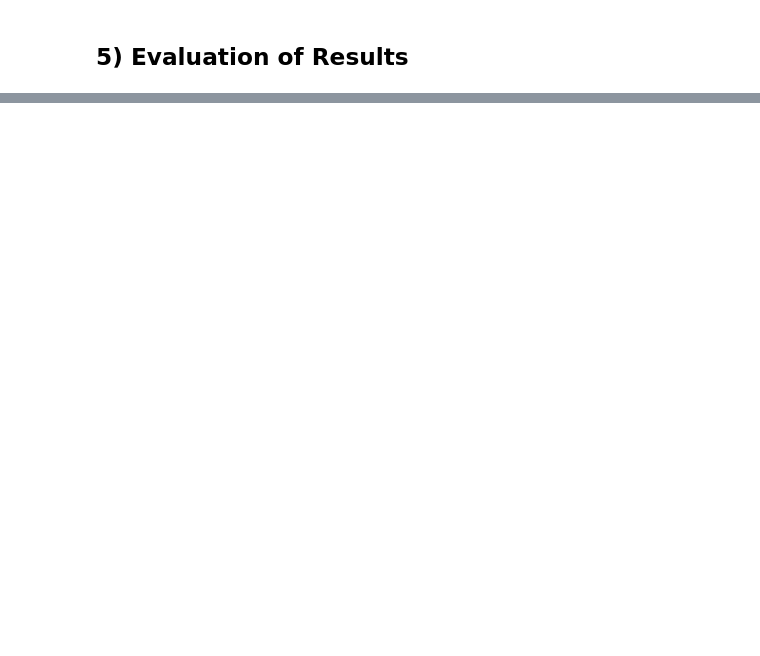
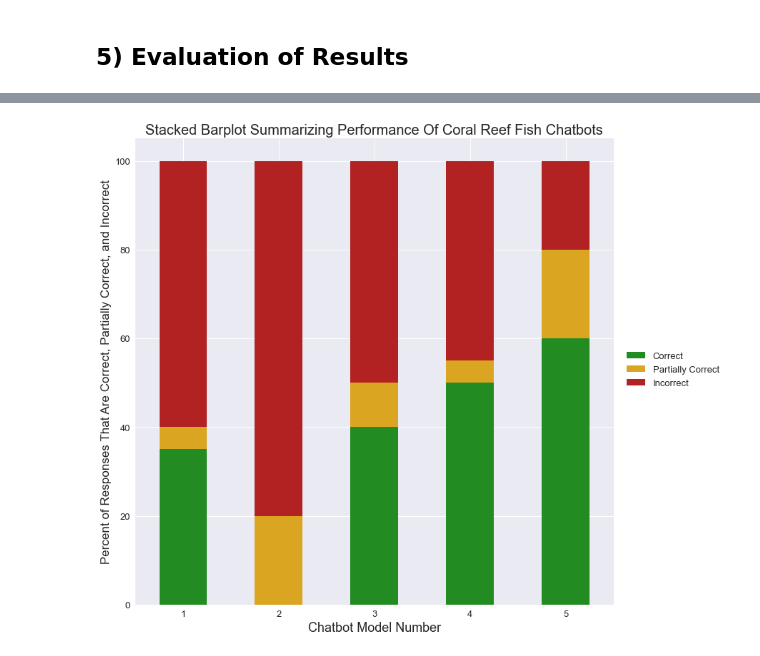
Before and after one commit to Steve-Desilets/Natural_Language_Processing, a Jupyter notebook: Chatbot Assignment/Chatbot Assignment Code.ipynb, the cells around one changed output, grey strips where cells are left out. Cells and saved outputs as stored; diff of their text form; code cells hidden in the pictures; blank space fills up the shorter version.

```diff
--- a/Chatbot Assignment/Chatbot Assignment Code.ipynb
+++ b/Chatbot Assignment/Chatbot Assignment Code.ipynb
@@ -809,0 +1313,21 @@ TypeError: no numeric data to plot
+# %%
+
+import pandas as pd
+
+
+chatbot_performance_df = pd.DataFrame({'Correct': [100 * model_1_performance_list.count("Correct")/len(model_1_performance_list),
+                               100 * model_2_performance_list.count("Correct")/len(model_2_performance_list),
+                               100 * model_3_performance_list.count("Correct")/len(model_3_performance_list),
+                               100 * model_4_performance_list.count("Correct")/len(model_4_performance_list),
+                               100 * model_5_performance_list.count("Correct")/len(model_5_performance_list)],
+                    'Partially Correct': [100 * model_1_performance_list.count("Partially Correct")/len(model_1_performance_list),
+                               100 * model_2_performance_list.count("Partially Correct")/len(model_2_performance_list),
+                               100 * model_3_performance_list.count("Partially Correct")/len(model_3_performance_list),
+                               100 * model_4_performance_list.count("Partially Correct")/len(model_4_performance_list),
+                               100 * model_5_performance_list.count("Partially Correct")/len(model_5_performance_list)],
+                   'Incorrect': [100 * model_1_performance_list.count("Incorrect")/len(model_1_performance_list),
+                               100 * model_2_performance_list.count("Incorrect")/len(model_2_performance_list),
+                               100 * model_3_performance_list.count("Incorrect")/len(model_3_performance_list),
+                               100 * model_4_performance_list.count("Incorrect")/len(model_4_performance_list),
+                               100 * model_5_performance_list.count("Incorrect")/len(model_5_performance_list)]},
+                  index=['1', '2', '3', '4', '5'])
@@ -809,0 +1343,19 @@ TypeError: no numeric data to plot
+# %%
+import matplotlib.pyplot as plt
+import seaborn as sns
+from matplotlib import rcParams
+
+plt.style.use('seaborn')
+
+ax = chatbot_performance_df.plot(kind = 'bar', stacked = True, figsize = (12, 12), fontsize = 13, color = ["forestgreen", "goldenrod", 'firebrick'])
+
+ax.set_xticklabels(labels = ["1", "2", "3", "4", "5"], rotation = 0)
+ax.set_xlabel("Chatbot Model Number", fontsize=18)
+ax.set_ylabel("Percent of Responses That Are Correct, Partially Correct, and Incorrect", fontsize=17)
+ax.set_title('Stacked Barplot Summarizing Performance Of Coral Reef Fish Chatbots', fontsize = 20)
+
+plt.legend(bbox_to_anchor=(1.02, 0.55), loc='upper left', borderaxespad=0, fontsize = 13)
+
+plt.show();
+# %% [output]
+[figure, added]
```
Also changed, not shown: parts of 58 cells of this notebook.
